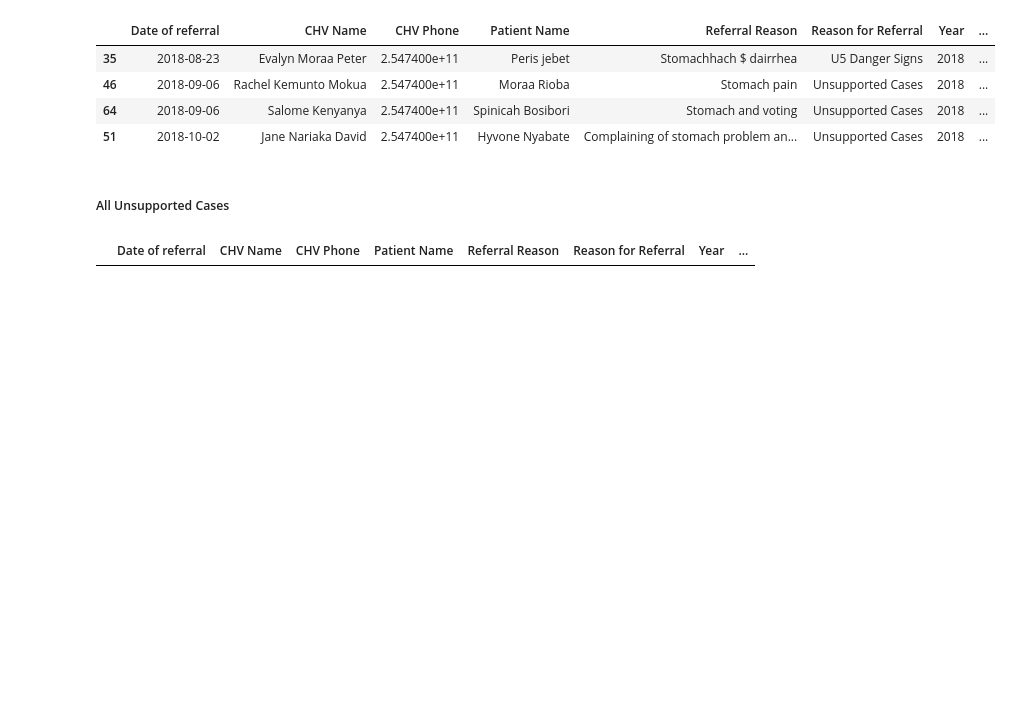
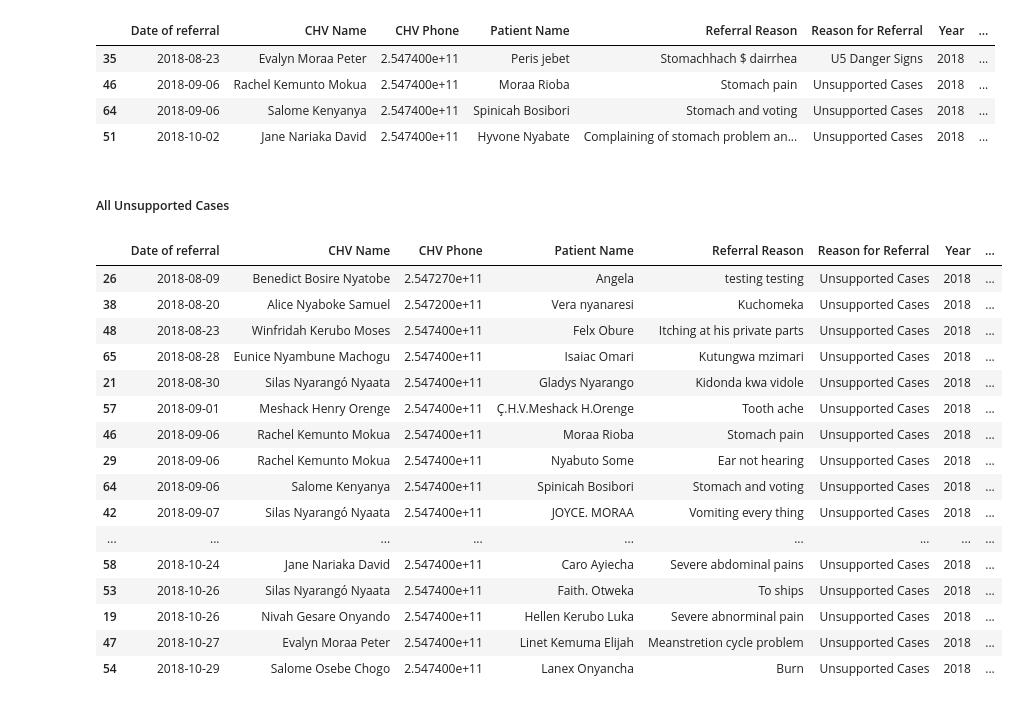
Before and after one commit to bilha-analytics/zExploreGL, a Jupyter notebook: IN_Manenoz/Reasons for Referral.ipynb, the cells around one changed output. Cells and saved outputs as stored; diff of their text form; code cells hidden in the pictures; blank space fills up the shorter version.

Commit message:
explored unsupported cases - still high; down to 40 from 46%

```diff
--- a/IN_Manenoz/Reasons for Referral.ipynb
+++ b/IN_Manenoz/Reasons for Referral.ipynb
@@ -337,7 +337,23 @@ Referral reasons with the word stomach
 # %%
 ##  All Unsupported Cases
 display(HTML('<h5>All Unsupported Cases </h5>'))
-db[ db['Referral Reason'] == var_Unsupported ]
+db[ db['Reason for Referral'] == var_Unsupported ]
 # %% [output]
 All Unsupported Cases
 |  | Date of referral | CHV Name | CHV Phone | Patient Name | Referral Reason | Reason for Referral | Year | ... |
+| 26 | 2018-08-09 | Benedict Bosire Nyatobe | 2.547270e+11 | Angela | testing testing | Unsupported Cases | 2018 | ... |
+| 38 | 2018-08-20 | Alice Nyaboke Samuel | 2.547200e+11 | Vera nyanaresi | Kuchomeka | Unsupported Cases | 2018 | ... |
+| 48 | 2018-08-23 | Winfridah Kerubo Moses | 2.547400e+11 | Felx Obure | Itching at his private parts | Unsupported Cases | 2018 | ... |
+| 65 | 2018-08-28 | Eunice Nyambune Machogu | 2.547400e+11 | Isaiac Omari | Kutungwa mzimari | Unsupported Cases | 2018 | ... |
+| 21 | 2018-08-30 | Silas Nyarangó Nyaata | 2.547400e+11 | Gladys Nyarango | Kidonda kwa vidole | Unsupported Cases | 2018 | ... |
+| 57 | 2018-09-01 | Meshack Henry Orenge | 2.547400e+11 | Ç.H.V.Meshack H.Orenge | Tooth ache | Unsupported Cases | 2018 | ... |
+| 46 | 2018-09-06 | Rachel Kemunto Mokua | 2.547400e+11 | Moraa Rioba | Stomach pain | Unsupported Cases | 2018 | ... |
+| 29 | 2018-09-06 | Rachel Kemunto Mokua | 2.547400e+11 | Nyabuto Some | Ear not hearing | Unsupported Cases | 2018 | ... |
+| 64 | 2018-09-06 | Salome Kenyanya | 2.547400e+11 | Spinicah Bosibori | Stomach and voting | Unsupported Cases | 2018 | ... |
+| 42 | 2018-09-07 | Silas Nyarangó Nyaata | 2.547400e+11 | JOYCE. MORAA | Vomiting every thing | Unsupported Cases | 2018 | ... |
+| ... | ... | ... | ... | ... | ... | ... | ... | ... |
+| 58 | 2018-10-24 | Jane Nariaka David | 2.547400e+11 | Caro Ayiecha | Severe abdominal pains | Unsupported Cases | 2018 | ... |
+| 53 | 2018-10-26 | Silas Nyarangó Nyaata | 2.547400e+11 | Faith. Otweka | To ships | Unsupported Cases | 2018 | ... |
+| 19 | 2018-10-26 | Nivah Gesare Onyando | 2.547400e+11 | Hellen Kerubo Luka | Severe abnorminal pain | Unsupported Cases | 2018 | ... |
+| 47 | 2018-10-27 | Evalyn Moraa Peter | 2.547400e+11 | Linet Kemuma Elijah | Meanstretion cycle problem | Unsupported Cases | 2018 | ... |
+| 54 | 2018-10-29 | Salome Osebe Chogo | 2.547400e+11 | Lanex Onyancha | Burn | Unsupported Cases | 2018 | ... |
```
Also changed, not shown: parts of 4 cells of this notebook.
